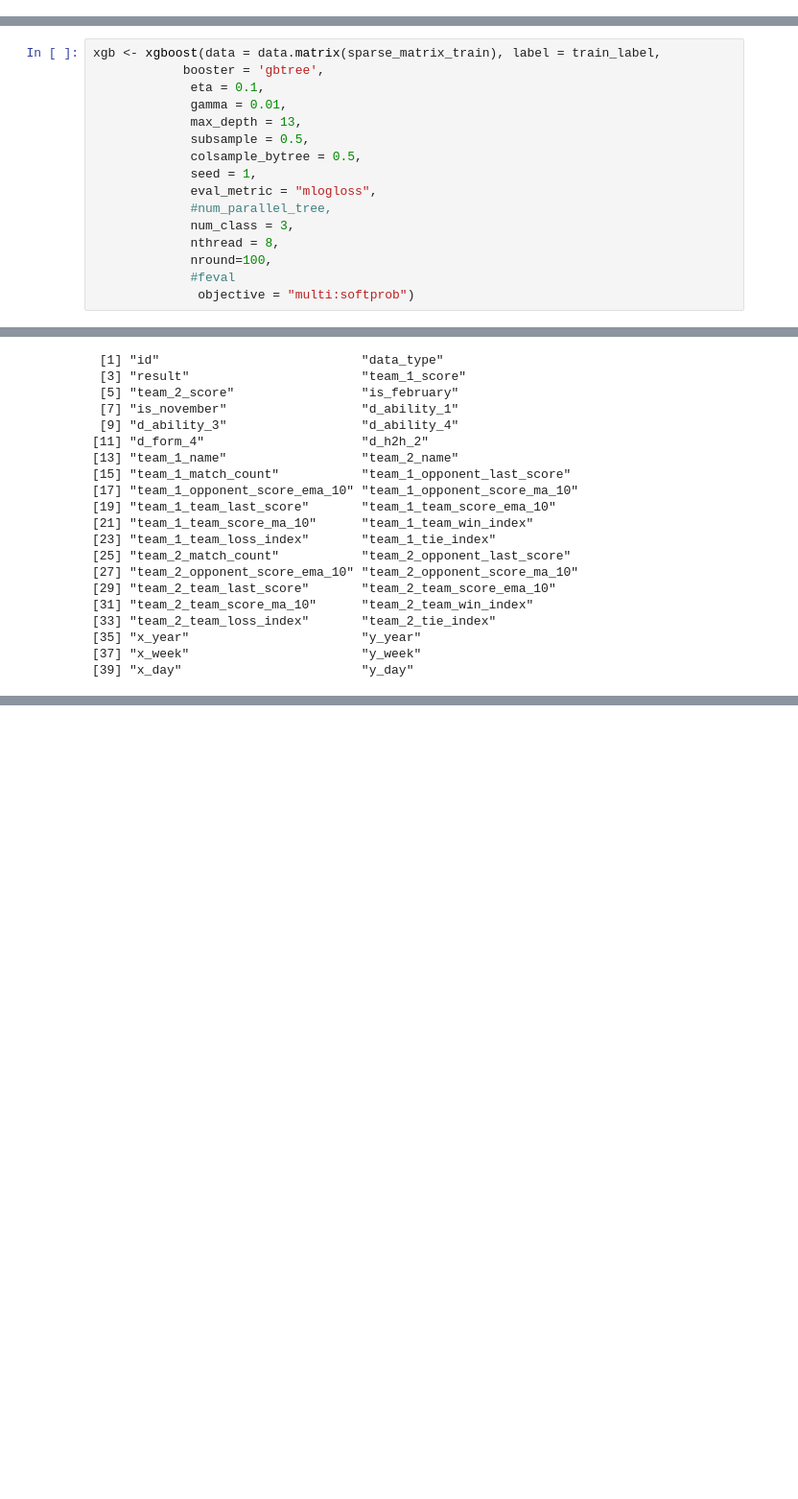
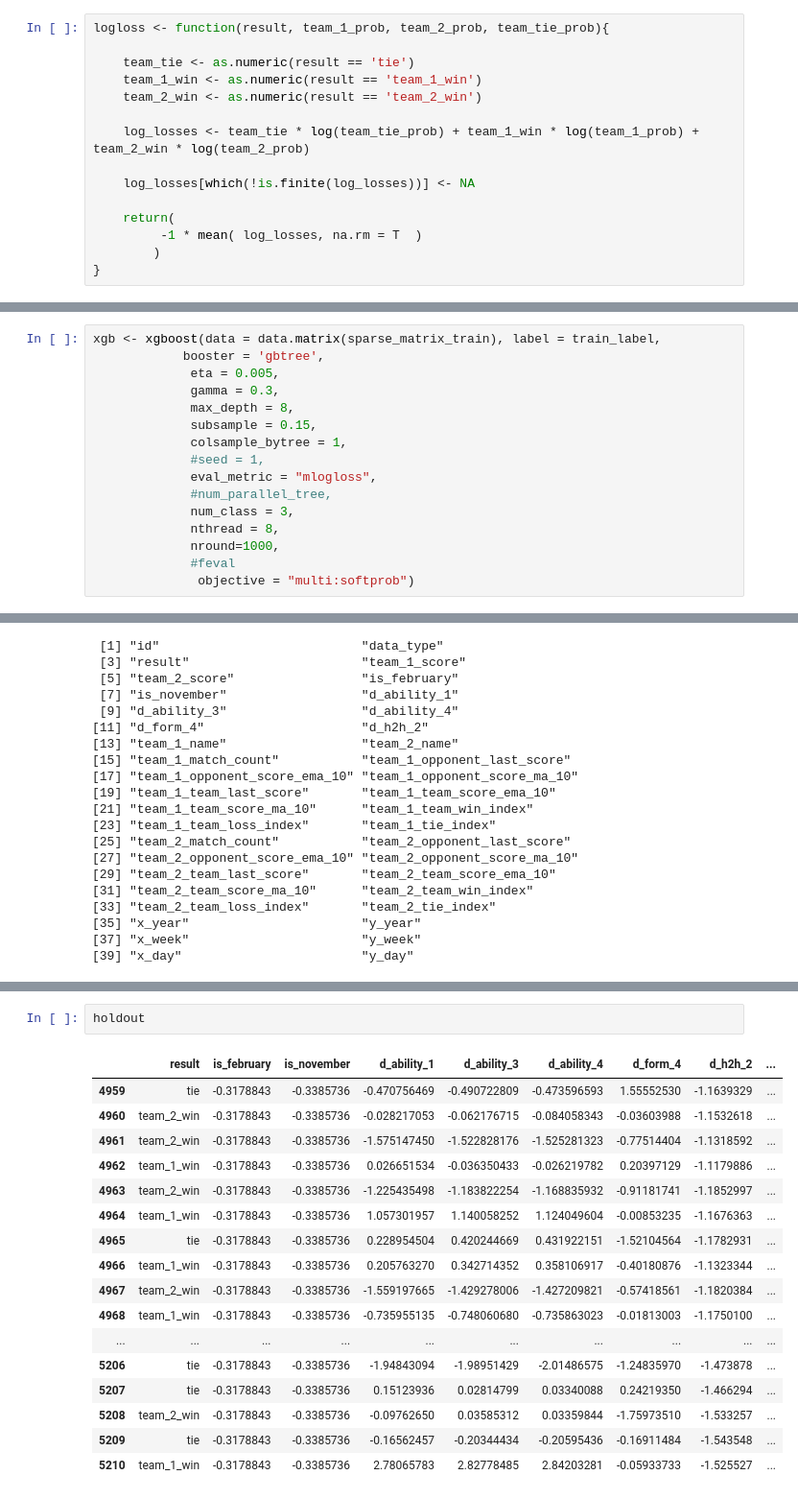
Before and after one commit to smstojanovic/sports_predictions, a Jupyter notebook: EPL/R Model Playground.ipynb, the cells around one changed output, grey strips where cells are left out. Shown: that part at 96% size. Drawn from its saved outputs; the diff is of its cells as text; blank space fills up the shorter version.

```diff
--- a/EPL/R Model Playground.ipynb
+++ b/EPL/R Model Playground.ipynb
@@ -22,3 +25,18 @@ df_play <- df %>%
+# %%
+logloss <- function(result, team_1_prob, team_2_prob, team_tie_prob){
+
+    team_tie <- as.numeric(result == 'tie')
+    team_1_win <- as.numeric(result == 'team_1_win')
+    team_2_win <- as.numeric(result == 'team_2_win')
+
+    log_losses <- team_tie * log(team_tie_prob) + team_1_win * log(team_1_prob) + team_2_win * log(team_2_prob)
+
+    log_losses[which(!is.finite(log_losses))] <- NA
+
+    return(
+         -1 * mean( log_losses, na.rm = T  )
+        )
+}
 # %%
 holdout <- df_play[round(df_play %>% nrow * 0.95):(df_play %>% nrow),]
 df_model <- df_play[1:round(df_play %>% nrow * 0.95),]
@@ -277,17 +344,17 @@ test_label <- label[-index]
 # %%
 xgb <- xgboost(data = data.matrix(sparse_matrix_train), label = train_label,
             booster = 'gbtree',
-             eta = 0.1,
-             gamma = 0.01,
-             max_depth = 13,
-             subsample = 0.5,
-             colsample_bytree = 0.5,
-             seed = 1,
+             eta = 0.005,
+             gamma = 0.3,
+             max_depth = 8,
+             subsample = 0.15,
+             colsample_bytree = 1,
+             #seed = 1,
              eval_metric = "mlogloss",
              #num_parallel_tree,
              num_class = 3,
              nthread = 8,
-             nround=100,
+             nround=1000,
              #feval
               objective = "multi:softprob")
 # %% [output]
@@ -546,0 +612,20 @@ cbind(df %>%
+# %%
+holdout
+# %% [output]
+|  | result | is_february | is_november | d_ability_1 | d_ability_3 | d_ability_4 | d_form_4 | d_h2h_2 | ... |
+| 4959 | tie | -0.3178843 | -0.3385736 | -0.470756469 | -0.490722809 | -0.473596593 | 1.55552530 | -1.1639329 | ... |
+| 4960 | team_2_win | -0.3178843 | -0.3385736 | -0.028217053 | -0.062176715 | -0.084058343 | -0.03603988 | -1.1532618 | ... |
+| 4961 | team_2_win | -0.3178843 | -0.3385736 | -1.575147450 | -1.522828176 | -1.525281323 | -0.77514404 | -1.1318592 | ... |
+| 4962 | team_1_win | -0.3178843 | -0.3385736 | 0.026651534 | -0.036350433 | -0.026219782 | 0.20397129 | -1.1179886 | ... |
+| 4963 | team_2_win | -0.3178843 | -0.3385736 | -1.225435498 | -1.183822254 | -1.168835932 | -0.91181741 | -1.1852997 | ... |
+| 4964 | team_1_win | -0.3178843 | -0.3385736 | 1.057301957 | 1.140058252 | 1.124049604 | -0.00853235 | -1.1676363 | ... |
+| 4965 | tie | -0.3178843 | -0.3385736 | 0.228954504 | 0.420244669 | 0.431922151 | -1.52104564 | -1.1782931 | ... |
+| 4966 | team_1_win | -0.3178843 | -0.3385736 | 0.205763270 | 0.342714352 | 0.358106917 | -0.40180876 | -1.1323344 | ... |
+| 4967 | team_2_win | -0.3178843 | -0.3385736 | -1.559197665 | -1.429278006 | -1.427209821 | -0.57418561 | -1.1820384 | ... |
+| 4968 | team_1_win | -0.3178843 | -0.3385736 | -0.735955135 | -0.748060680 | -0.735863023 | -0.01813003 | -1.1750100 | ... |
+| ... | ... | ... | ... | ... | ... | ... | ... | ... | ... |
+| 5206 | tie | -0.3178843 | -0.3385736 | -1.94843094 | -1.98951429 | -2.01486575 | -1.24835970 | -1.473878 | ... |
+| 5207 | tie | -0.3178843 | -0.3385736 | 0.15123936 | 0.02814799 | 0.03340088 | 0.24219350 | -1.466294 | ... |
+| 5208 | team_2_win | -0.3178843 | -0.3385736 | -0.09762650 | 0.03585312 | 0.03359844 | -1.75973510 | -1.533257 | ... |
+| 5209 | tie | -0.3178843 | -0.3385736 | -0.16562457 | -0.20344434 | -0.20595436 | -0.16911484 | -1.543548 | ... |
+| 5210 | team_1_win | -0.3178843 | -0.3385736 | 2.78065783 | 2.82778485 | 2.84203281 | -0.05933733 | -1.525527 | ... |
```
Also changed, not shown: parts of 32 cells of this notebook, 1 other file.
